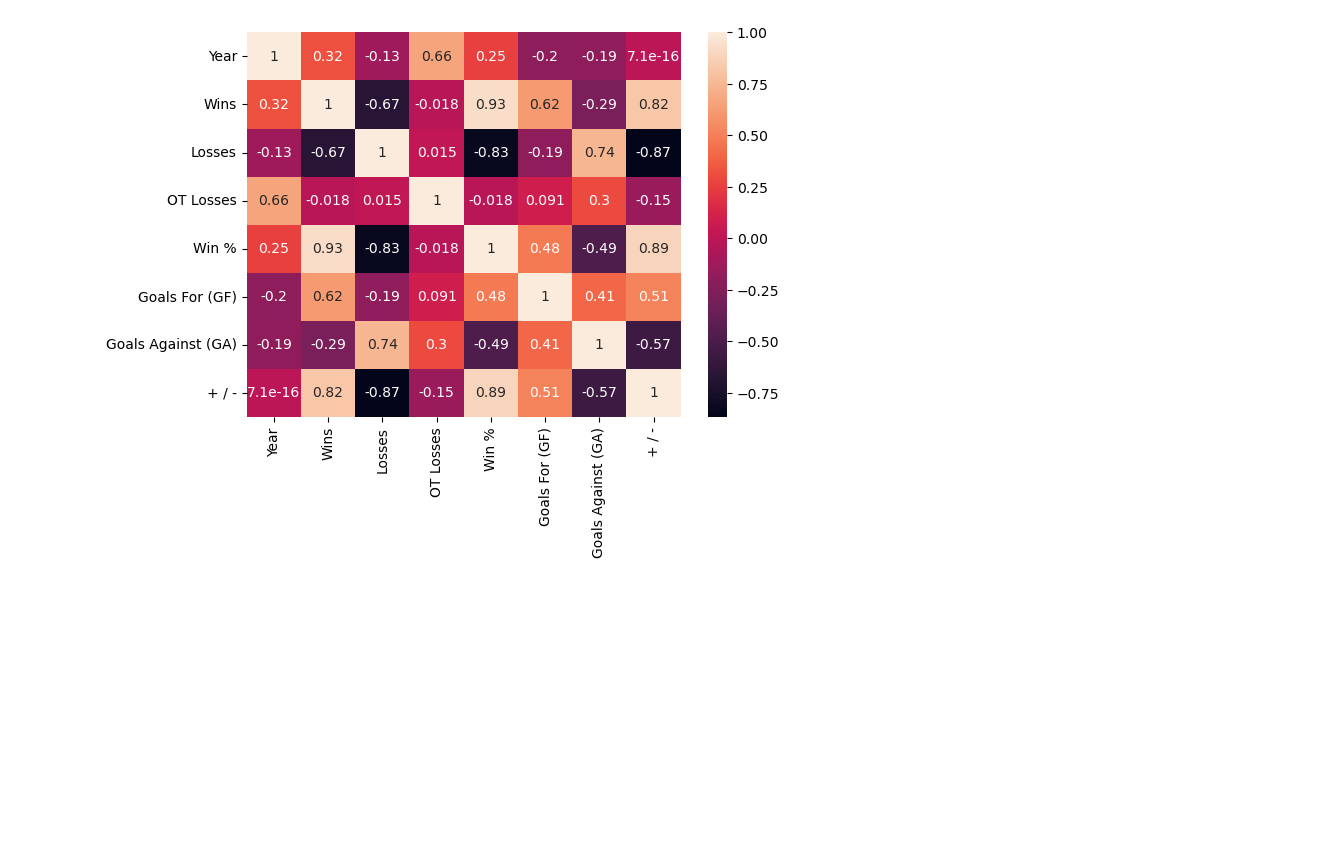
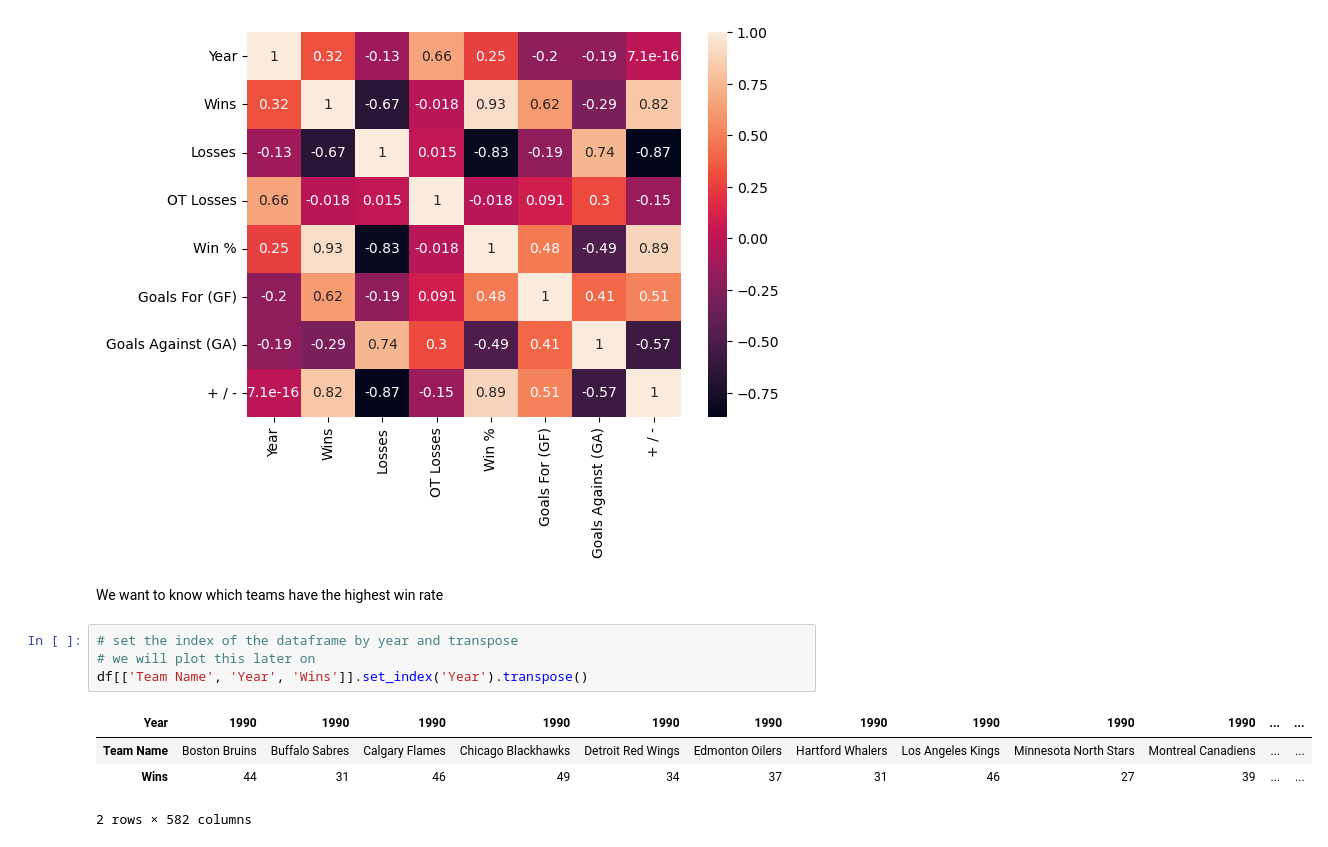
Before and after one commit to ni-lie/web-scraping-plus-eda, a Jupyter notebook: main.ipynb, the cells around one changed output. Drawn from its saved outputs; the diff is of its cells as text; blank space fills up the shorter version.

Commit message:
feat: set the index of the dataframe by year and transpose

```diff
--- a/main.ipynb
+++ b/main.ipynb
@@ -236,3 +240,14 @@ sns.heatmap(df.corr(numeric_only=True), annot = True)
 plt.show()
 # %% [output]
 [figure]
+# %% [markdown]
+We want to know which teams have the highest win rate
+# %%
+# set the index of the dataframe by year and transpose
+# we will plot this later on
+df[['Team Name', 'Year', 'Wins']].set_index('Year').transpose()
+# %% [output]
+| Year | 1990 | 1990 | 1990 | 1990 | 1990 | 1990 | 1990 | 1990 | 1990 | 1990 | ... | ... |
+| Team Name | Boston Bruins | Buffalo Sabres | Calgary Flames | Chicago Blackhawks | Detroit Red Wings | Edmonton Oilers | Hartford Whalers | Los Angeles Kings | Minnesota North Stars | Montreal Canadiens | ... | ... |
+| Wins | 44 | 31 | 46 | 49 | 34 | 37 | 31 | 46 | 27 | 39 | ... | ... |
+2 rows × 582 columns
```
Also changed, not shown: parts of 1 cell of this notebook.
